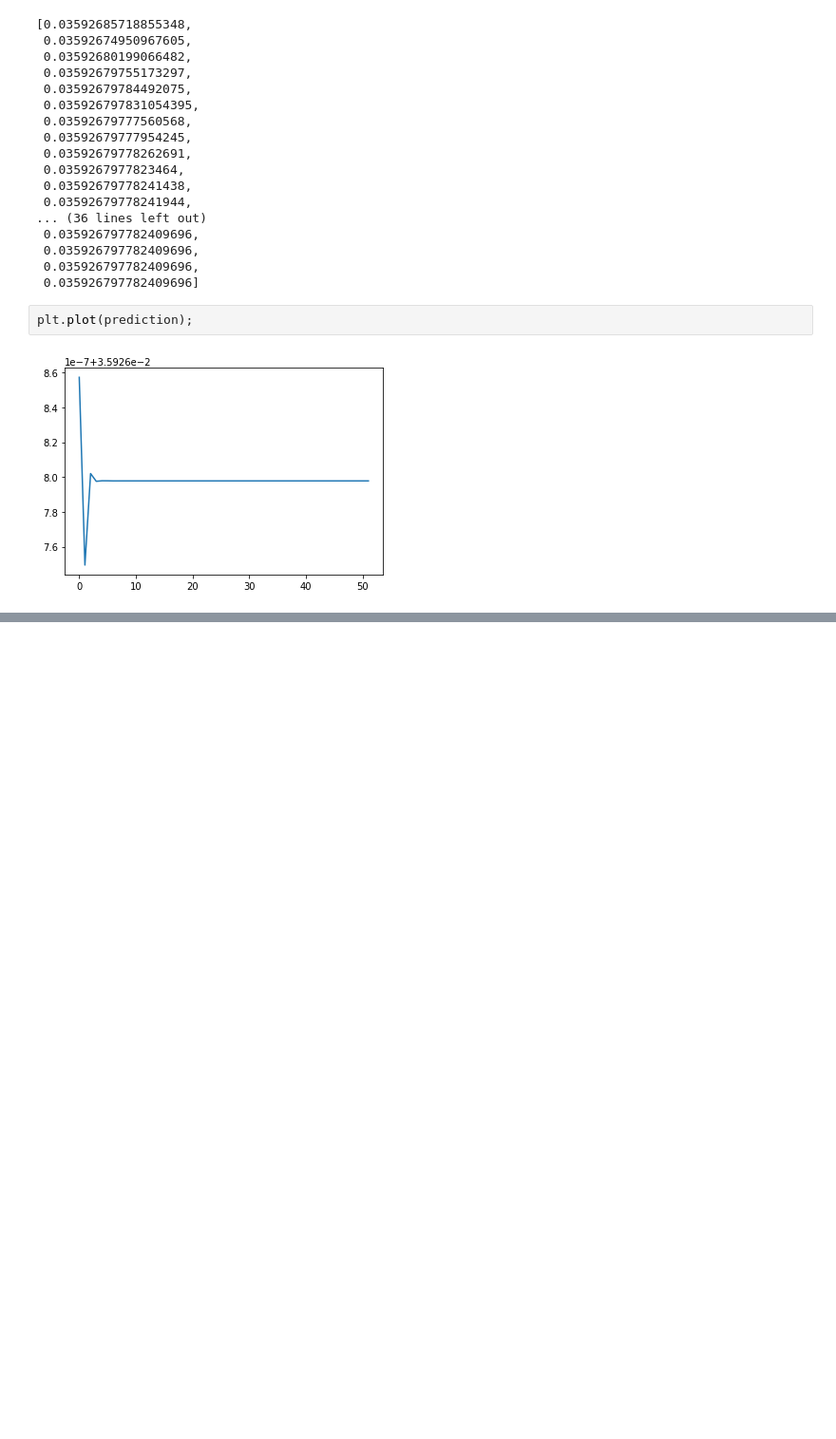
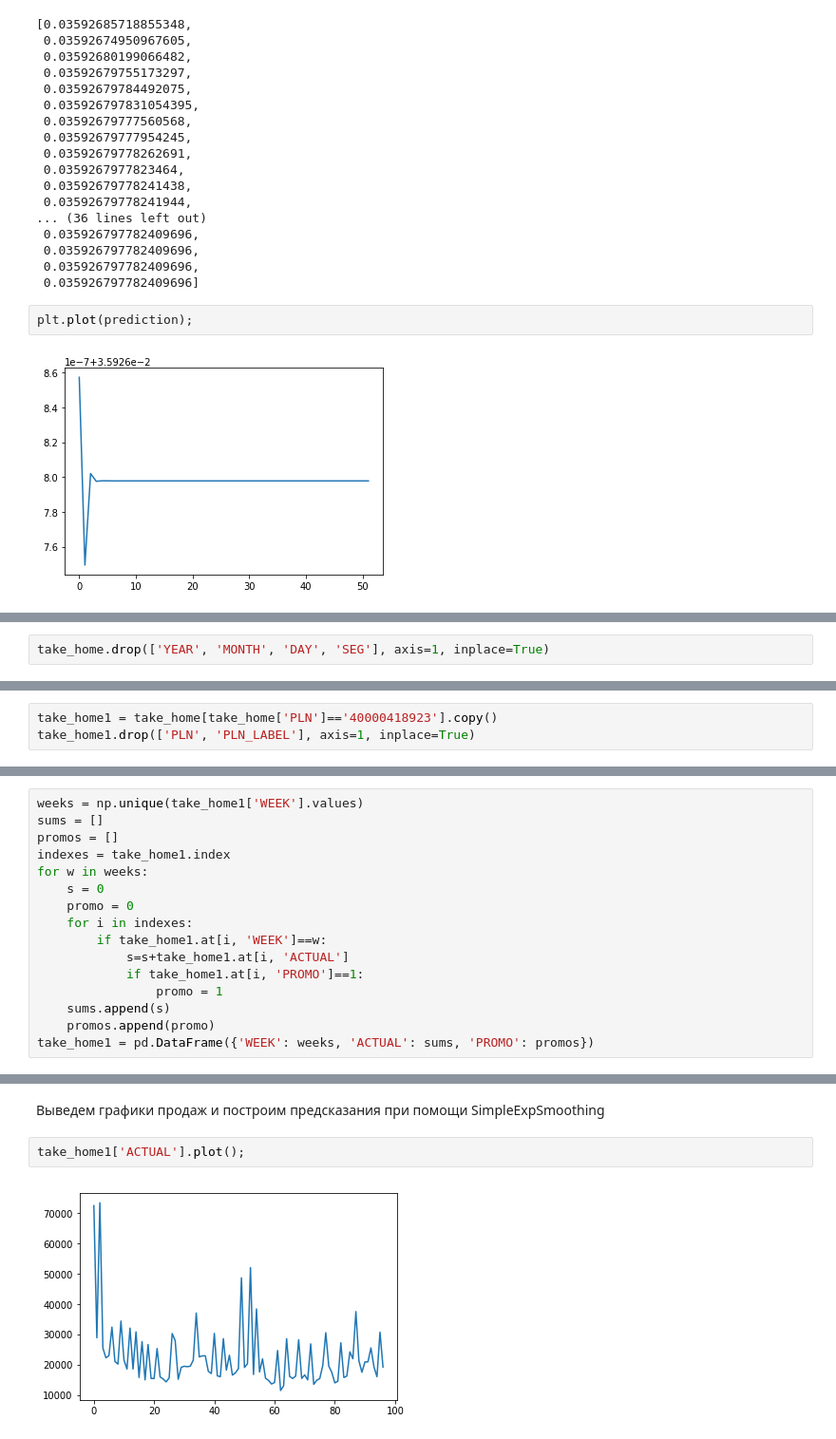
Before and after one commit to antonlagunov1623/ITechArt_lab, a Jupyter notebook: task1.ipynb, the cells around one changed output, grey strips where cells are left out. Shown at 95% size. Drawn from its saved outputs; the diff is of its cells as text; blank space fills up the shorter version.

```diff
--- a/task1.ipynb
+++ b/task1.ipynb
@@ -1002,0 +1127,2 @@ plt.plot(prediction);
+# %%
+take_home.drop(['YEAR', 'MONTH', 'DAY', 'SEG'], axis=1, inplace=True)
@@ -1002,0 +1131,3 @@ plt.plot(prediction);
+# %%
+take_home1 = take_home[take_home['PLN']=='40000418923'].copy()
+take_home1.drop(['PLN', 'PLN_LABEL'], axis=1, inplace=True)
@@ -1002,0 +1142,16 @@ plt.plot(prediction);
+# %%
+weeks = np.unique(take_home1['WEEK'].values)
+sums = []
+promos = []
+indexes = take_home1.index
+for w in weeks:
+    s = 0
+    promo = 0
+    for i in indexes:
+        if take_home1.at[i, 'WEEK']==w:
+            s=s+take_home1.at[i, 'ACTUAL']
+            if take_home1.at[i, 'PROMO']==1:
+                promo = 1
+    sums.append(s)
+    promos.append(promo)
+take_home1 = pd.DataFrame({'WEEK': weeks, 'ACTUAL': sums, 'PROMO': promos})
@@ -1002,0 +1190,6 @@ plt.plot(prediction);
+# %% [markdown]
+Выведем графики продаж и построим предсказания при помощи SimpleExpSmoothing
+# %%
+take_home1['ACTUAL'].plot();
+# %% [output]
+[figure, added]
```
Also changed, not shown: parts of 49 cells of this notebook.
